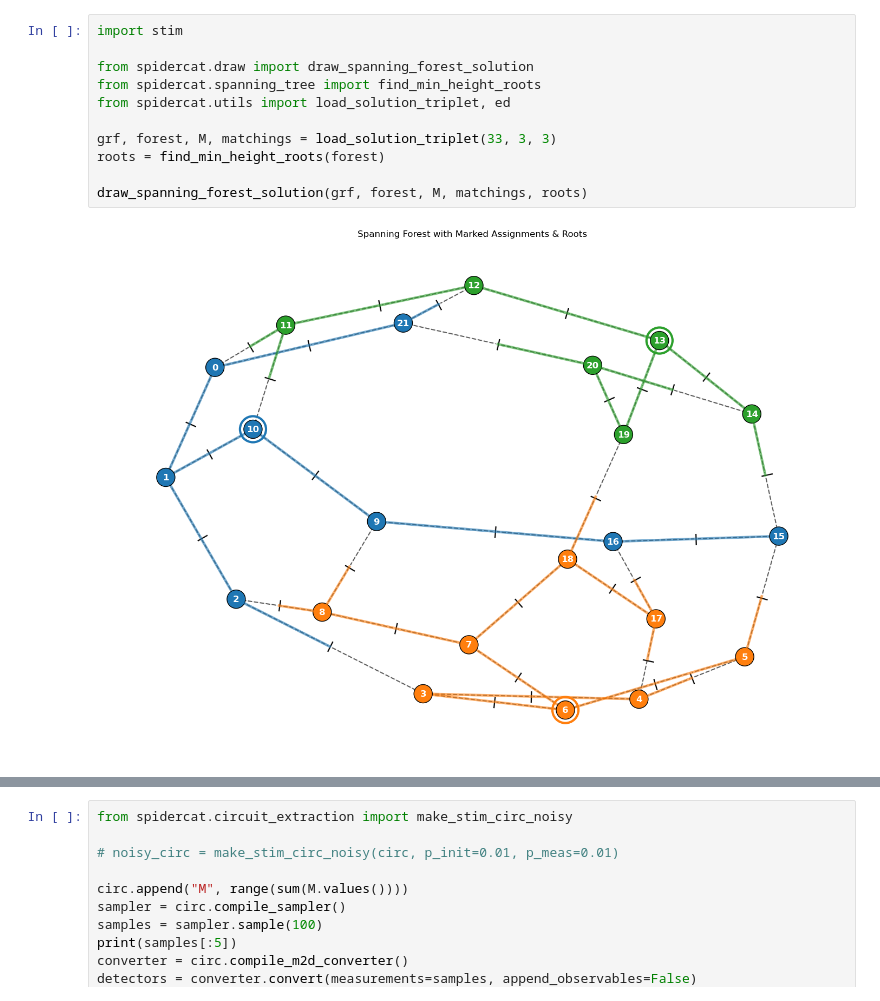
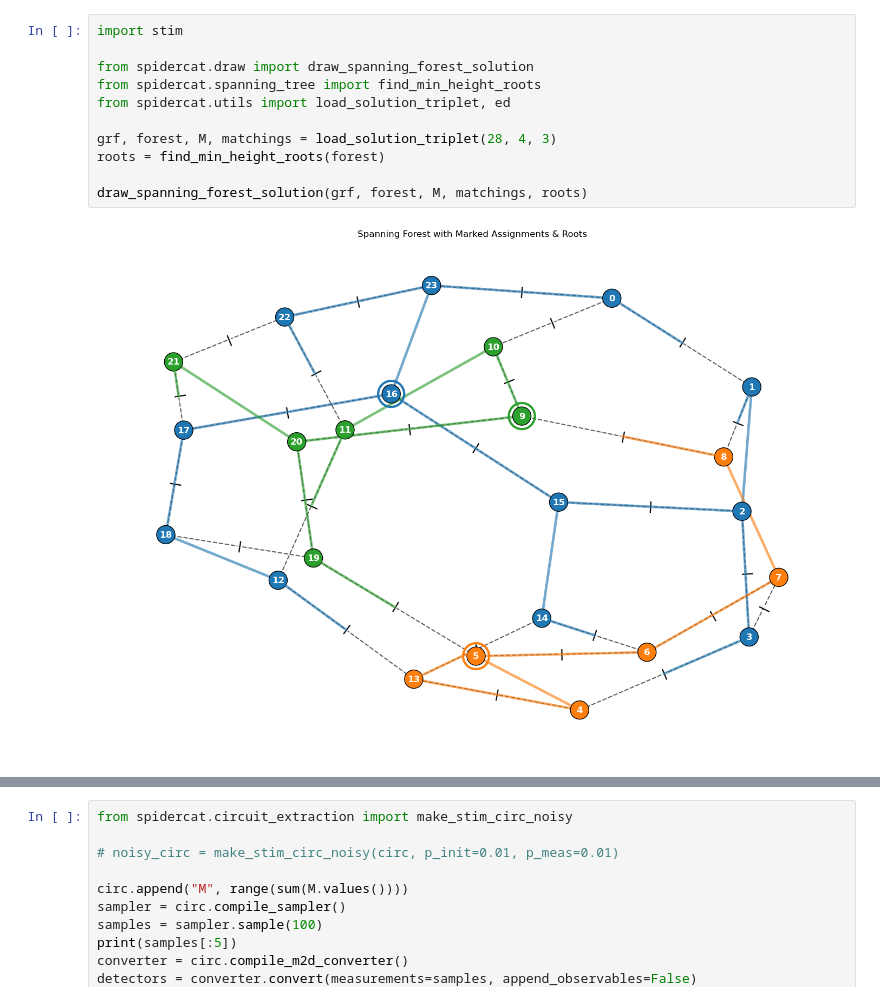
Before and after one commit to boldar99/FT-circuit-synthesis-ZX, a Jupyter notebook: sctatches/test_trees.ipynb, the cells around one changed output, grey strips where cells are left out. Saved outputs shown, nothing was run; the diff lists cells and outputs as text.

```diff
--- a/sctatches/test_trees.ipynb
+++ b/sctatches/test_trees.ipynb
@@ -1,16 +1,16 @@
 # %%
 import stim
 
 from spidercat.draw import draw_spanning_forest_solution
 from spidercat.spanning_tree import find_min_height_roots
 from spidercat.utils import load_solution_triplet, ed
 
-grf, forest, M, matchings = load_solution_triplet(33, 3, 3)
+grf, forest, M, matchings = load_solution_triplet(28, 4, 3)
 roots = find_min_height_roots(forest)
 
 draw_spanning_forest_solution(grf, forest, M, matchings, roots)
 # %% [output]
-[figure, old version]
+[figure, new version]
 # %%
 from spidercat.circuit_extraction import extract_circuit_rooted
 
```
Also changed, not shown: parts of 2 cells of this notebook, 10 other files.
